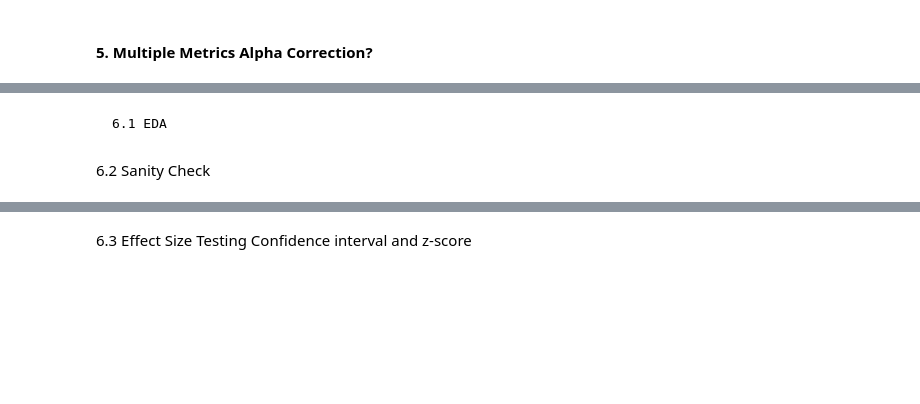
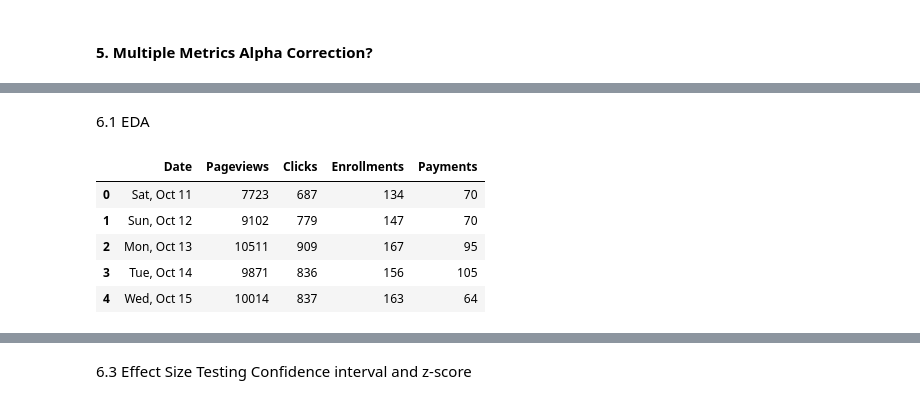
Before and after one commit to emmaliberkeley/AB-Testing-Project, a Jupyter notebook: test.ipynb, the cells around one changed output, grey strips where cells are left out. Saved outputs shown, nothing was run; the diff lists cells and outputs as text; code cells hidden in the pictures; blank space fills up the shorter version.

Commit message:
abtesting project

```diff
--- a/test.ipynb
+++ b/test.ipynb
@@ -141,4 +309,12 @@ Do you expect the analytic estimate to be accurate? For which metric do you want
 # %% [markdown]
-    6.1 EDA
+6.1 EDA
-# %% [markdown]
-6.2 Sanity Check
+# %%
+control = pd.read_excel('/Users/emmababe/Documents/AB-Testing-Project/Results/control_results.xlsx')
+control.head()
+# %% [output]
+|  | Date | Pageviews | Clicks | Enrollments | Payments |
+| 0 | Sat, Oct 11 | 7723 | 687 | 134 | 70 |
+| 1 | Sun, Oct 12 | 9102 | 779 | 147 | 70 |
+| 2 | Mon, Oct 13 | 10511 | 909 | 167 | 95 |
+| 3 | Tue, Oct 14 | 9871 | 836 | 156 | 105 |
+| 4 | Wed, Oct 15 | 10014 | 837 | 163 | 64 |
```
Also changed, not shown: parts of 35 cells of this notebook, 4 other files.
